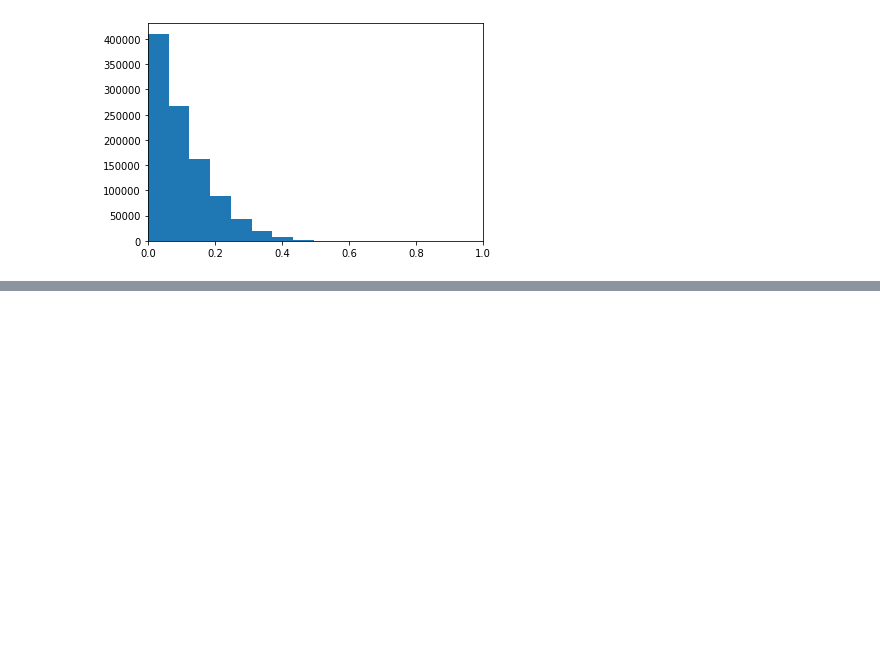
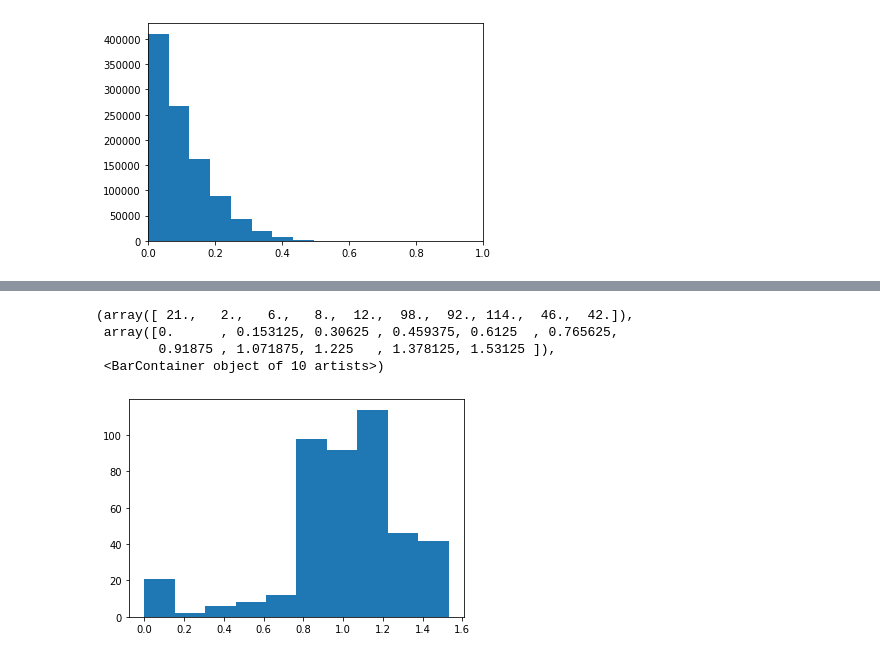
Before and after one commit to alienmist325/tumour_immune_interactions, a Jupyter notebook: sim/report_analysis_and_graphs.ipynb, the cells around one changed output, grey strips where cells are left out. Cells and saved outputs as stored; diff of their text form; code cells hidden in the pictures; blank space fills up the shorter version.

```diff
--- a/sim/report_analysis_and_graphs.ipynb
+++ b/sim/report_analysis_and_graphs.ipynb
@@ -47,0 +129,8 @@ for i in range(len(values)):
+# %%
+plt.hist(norm_TCR_dists)
+# %% [output]
+(array([ 21.,   2.,   6.,   8.,  12.,  98.,  92., 114.,  46.,  42.]),
+ array([0.      , 0.153125, 0.30625 , 0.459375, 0.6125  , 0.765625,
+        0.91875 , 1.071875, 1.225   , 1.378125, 1.53125 ]),
+ <BarContainer object of 10 artists>)
+[figure, added]
```
Also changed, not shown: parts of 23 cells of this notebook, 7 other files.
